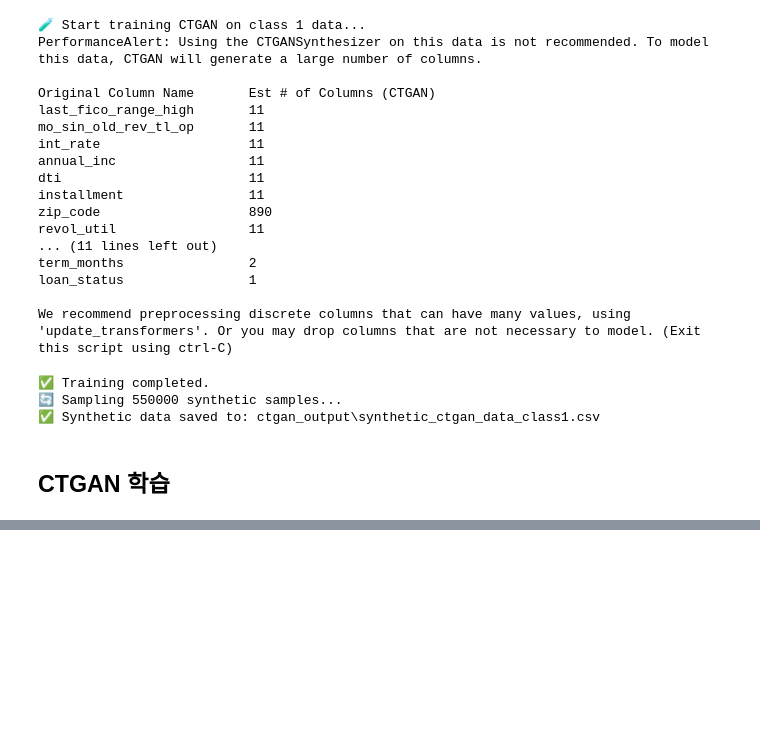
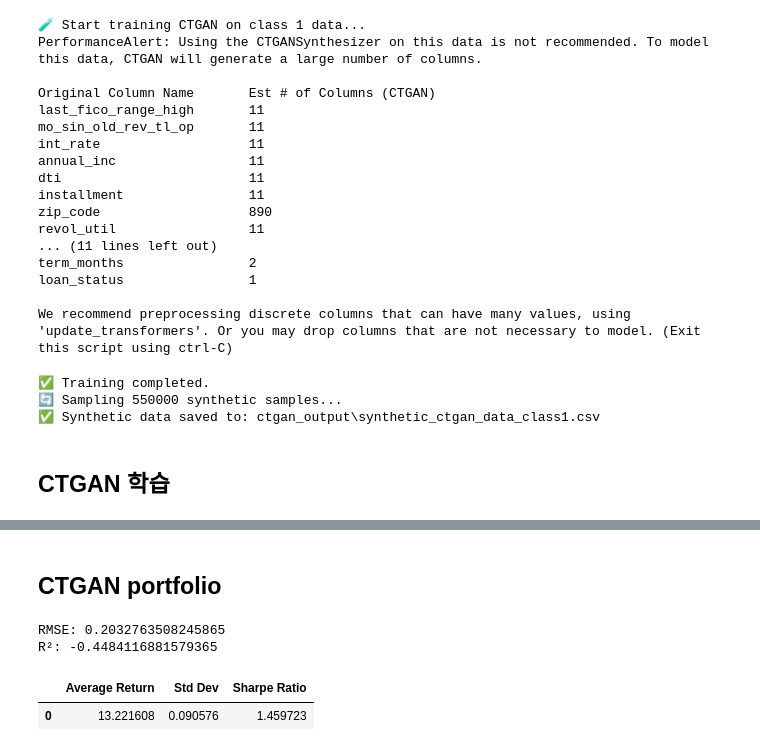
Before and after one commit to Seungminin/Data_Analysis_lending-club, a Jupyter notebook: CTGAN/ctgan_modeling.ipynb, the cells around one changed output, grey strips where cells are left out. Saved outputs shown, nothing was run; the diff lists cells and outputs as text; code cells hidden in the pictures; blank space fills up the shorter version.

Commit message:
CTGAN and MLP learning

```diff
--- a/CTGAN/ctgan_modeling.ipynb
+++ b/CTGAN/ctgan_modeling.ipynb
@@ -300,0 +325,78 @@ False Negatives (FN): 16460
+# %% [markdown]
+## CTGAN portfolio
+# %%
+summary_with_sharpe = []
+
+def linear_portfolio(top_10_indices):
+    selected = test_data.loc[top_10_indices.index].copy()
+    returns = (selected['total_pymnt_inv'] - selected['loan_amnt']) / selected['loan_amnt']
+
+    avg_return = returns.mean()
+    std_return = returns.std()
+    sharpe_ratio = avg_return / std_return if std_return != 0 else np.nan
+
+    summary_with_sharpe.append({
+        'Average Return': avg_return * 100,
+        'Std Dev': std_return,
+        'Sharpe Ratio': sharpe_ratio
+    })
+# %%
+drop2 = ['loan_status', 'return']
+
+scaler = StandardScaler()
+reg = LinearRegression()
+
+fully_paid_indices = (y_pred == 0)
+test_regression = test_data[fully_paid_indices]
+test_regression['return'] = (test_regression['total_pymnt_inv'] - test_regression['loan_amnt'])/test_regression['loan_amnt']
+
+train_regression = data.copy()
+
+train_regression['return'] = (train_regression['total_pymnt_inv'] - train_regression['loan_amnt'])/train_regression['loan_amnt']
+
+drop_features = ['loan_status', 'total_pymnt_inv', 'total_pymnt', 'grade', 'term_months']
+train_regression = train_regression.drop(columns=drop_features)
+test_regression = test_regression.drop(columns=drop_features)
+
+fake_regression = fake.copy()
+
+fake_regression['return'] = (fake_regression['total_pymnt_inv'] - fake_regression['loan_amnt'])/fake_regression['loan_amnt']
+fake_regression = fake_regression.drop(columns=drop_features)
+
+train_total = pd.concat([train_regression, fake_regression])
+
+data_x = train_total.drop(columns='return')
+data_y = train_total[['return']]
+
+test_x = test_regression.drop(columns = 'return')
+test_y = test_regression[['return']]
+
+data_x_scaled = scaler.fit_transform(data_x)
+
+X_train = data_x_scaled
+y_train = data_y
+
+test_x_scaled = scaler.transform(test_x)
+
+reg.fit(X_train, y_train)
+
+#print(reg.coef_)
+y_pred = reg.predict(test_x_scaled)
+
+print("RMSE:", mean_squared_error(test_y, y_pred, squared=False))
+print("R²:", r2_score(test_y, y_pred))
+
+test_regression['predicted_return'] = reg.predict(test_x_scaled)
+top_10_percent = test_regression.sort_values(by='predicted_return', ascending=False).head(int(len(test_regression)*0.1))
+
+linear_portfolio(top_10_percent)
+# %% [output]
+RMSE: 0.2032763508245865
+R²: -0.4484116881579365
+# %%
+returns_with_sharpe_df = pd.DataFrame(summary_with_sharpe)
+
+returns_with_sharpe_df.head()
+# %% [output]
+|  | Average Return | Std Dev | Sharpe Ratio |
+| 0 | 13.221608 | 0.090576 | 1.459723 |
```
Also changed, not shown: parts of 7 cells of this notebook, 1 other file.
